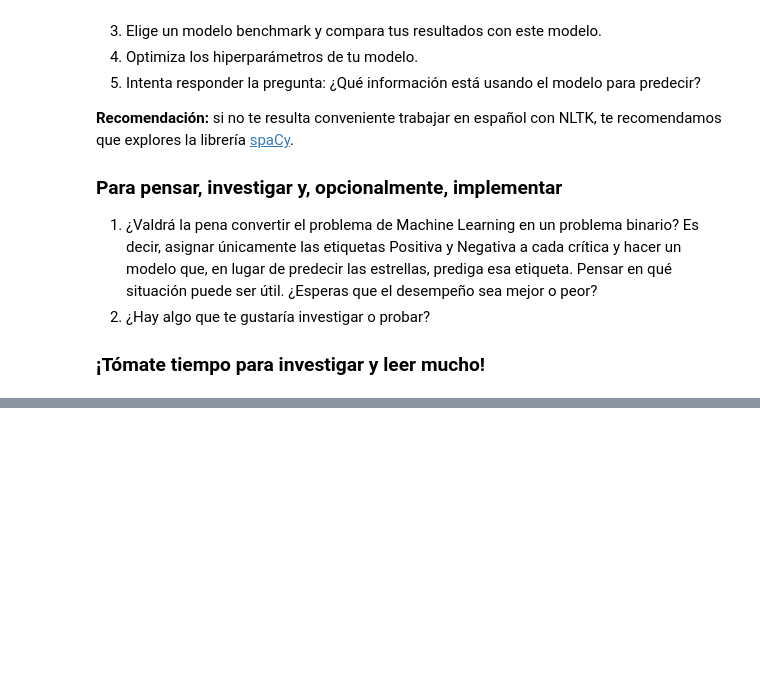
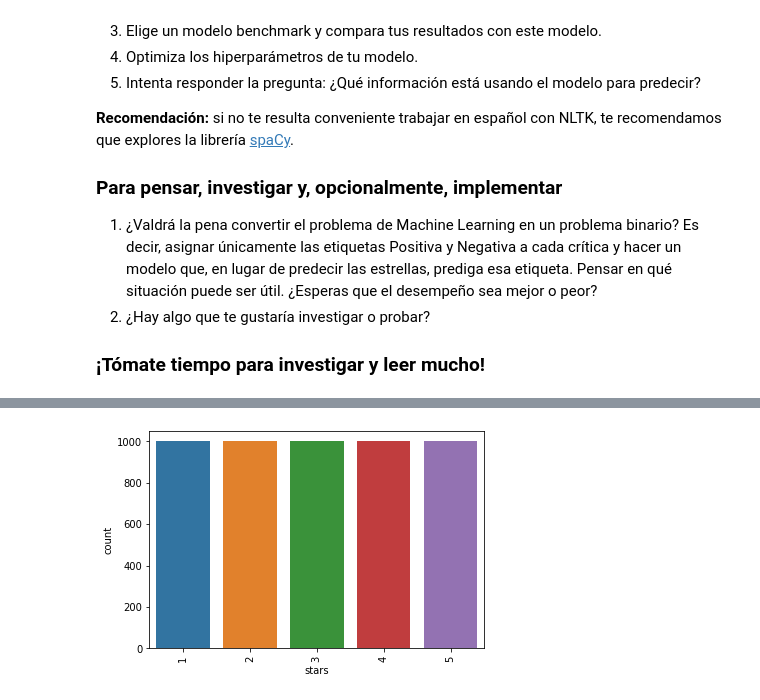
Before and after one commit to ricardoleoncorreia/amazon-review-score-predictor, a Jupyter notebook: DS_Proyecto_03_NLP.ipynb, the cells around one changed output, grey strips where cells are left out. Cells and saved outputs as stored; diff of their text form; code cells hidden in the pictures; blank space fills up the shorter version.

```diff
--- a/DS_Proyecto_03_NLP.ipynb
+++ b/DS_Proyecto_03_NLP.ipynb
@@ -28,0 +70,6 @@ Implementa un modelo que, dada la crítica de un producto, asigne la cantidad de
+# %%
+g = sns.countplot(x="stars", data=reviews_train_data)
+plt.xticks(rotation=90)
+plt.show()
+# %% [output]
+[figure, added]
```
Also changed, not shown: parts of 17 cells of this notebook, 1 other file.
